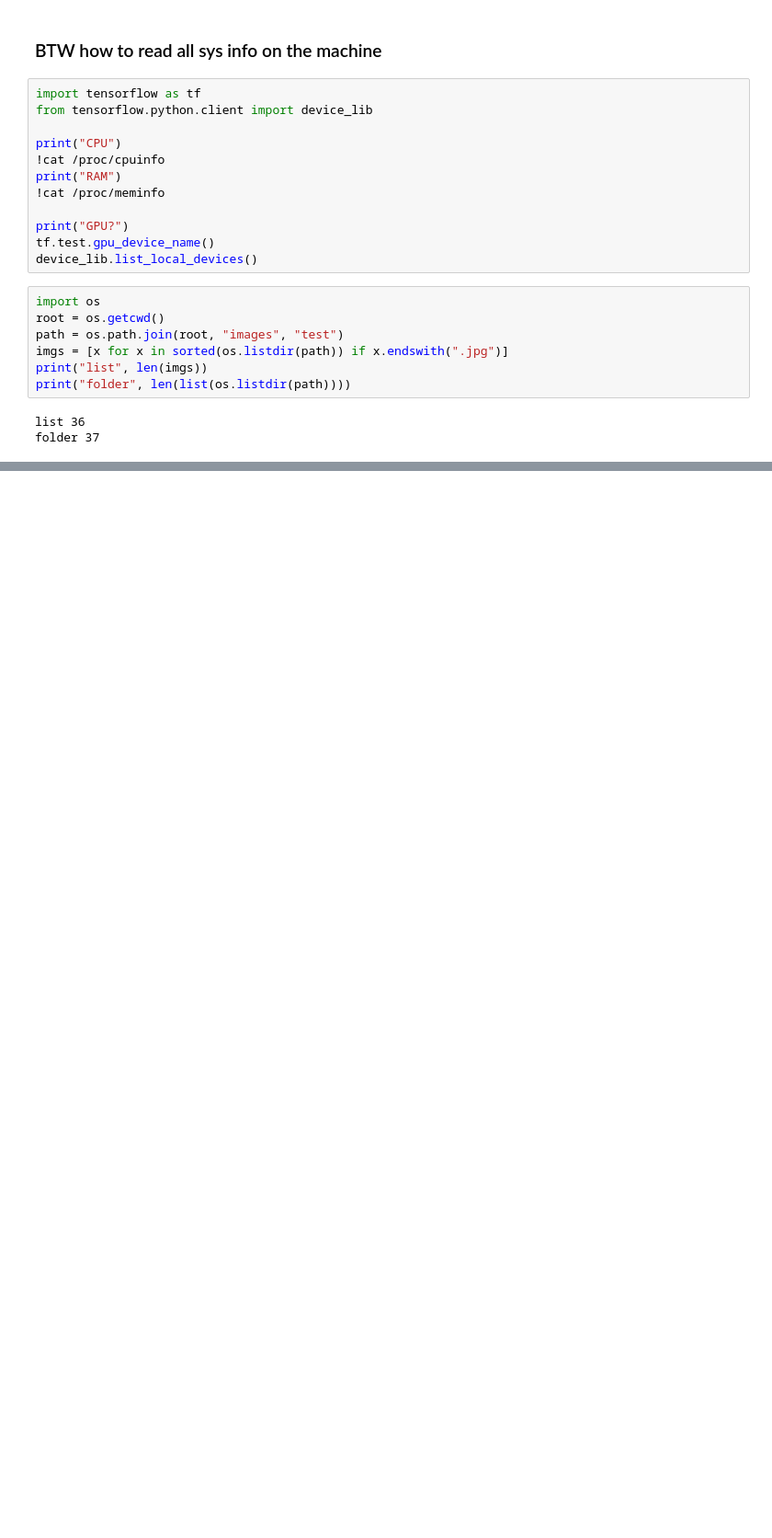
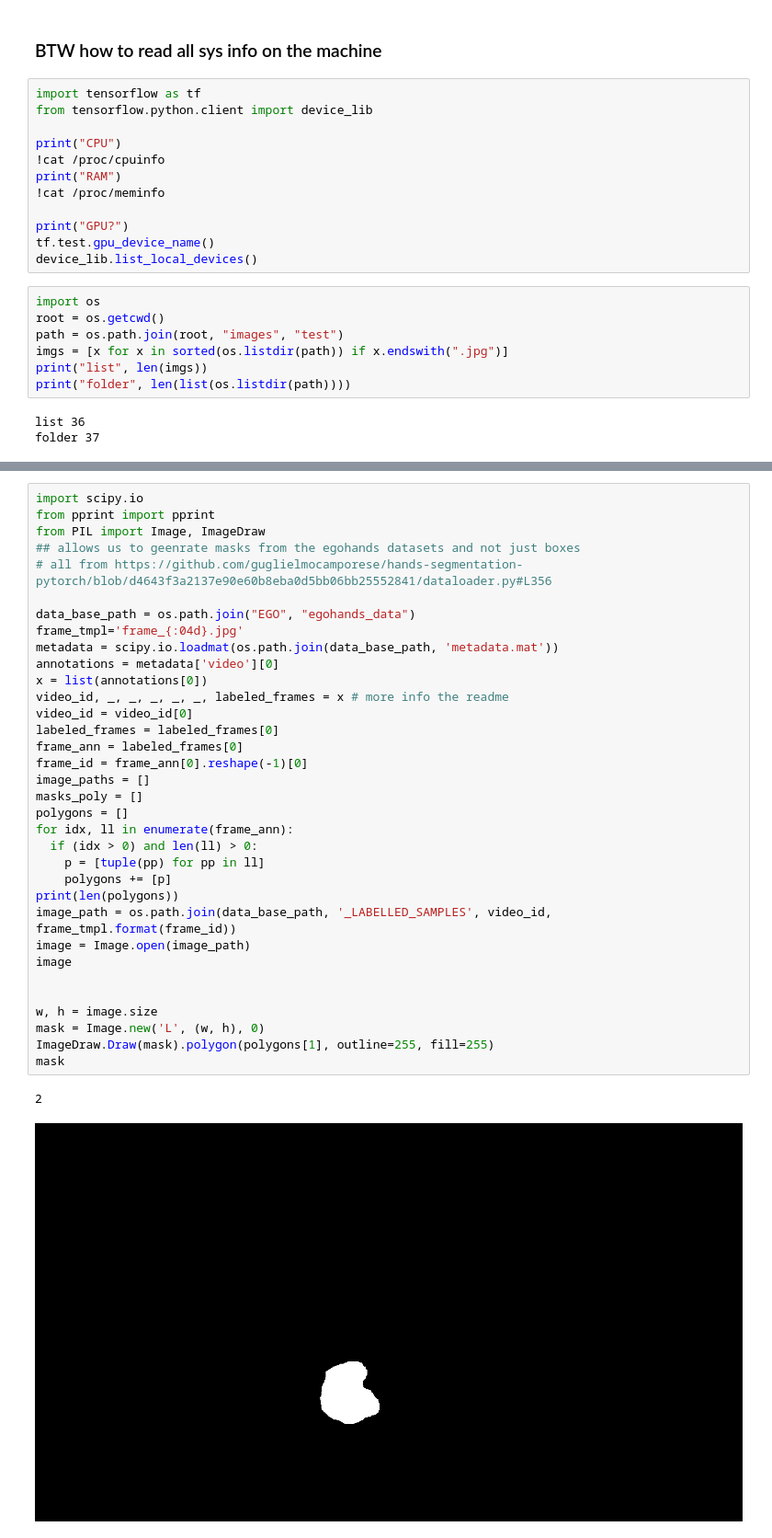
Before and after one commit to Udinanon/CV-Project-Prototypes, a Jupyter notebook: Hand_Segmentation_CNNs.ipynb, the cells around one changed output, grey strips where cells are left out. Shown: that part at 92% size. Saved outputs shown, nothing was run; the diff lists cells and outputs as text; blank space fills up the shorter version.

Commit message:
progress in dataset generation, some new sources and good reference code found

```diff
--- a/Hand_Segmentation_CNNs.ipynb
+++ b/Hand_Segmentation_CNNs.ipynb
@@ -293,0 +371,37 @@ class HandOverFaceDataset(torch.utils.data.Dataset):
+# %%
+import scipy.io
+from pprint import pprint
+from PIL import Image, ImageDraw
+## allows us to geenrate masks from the egohands datasets and not just boxes
+# all from https://github.com/guglielmocamporese/hands-segmentation-pytorch/blob/d4643f3a2137e90e60b8eba0d5bb06bb25552841/dataloader.py#L356
+
+data_base_path = os.path.join("EGO", "egohands_data")
+frame_tmpl='frame_{:04d}.jpg'
+metadata = scipy.io.loadmat(os.path.join(data_base_path, 'metadata.mat'))
+annotations = metadata['video'][0]
+x = list(annotations[0])
+video_id, _, _, _, _, _, labeled_frames = x # more info the readme
+video_id = video_id[0]
+labeled_frames = labeled_frames[0]
+frame_ann = labeled_frames[0]
+frame_id = frame_ann[0].reshape(-1)[0]
+image_paths = []
+masks_poly = []
+polygons = []
+for idx, ll in enumerate(frame_ann):
+  if (idx > 0) and len(ll) > 0:
+    p = [tuple(pp) for pp in ll]
+    polygons += [p]
+print(len(polygons))
+image_path = os.path.join(data_base_path, '_LABELLED_SAMPLES', video_id, frame_tmpl.format(frame_id))
+image = Image.open(image_path)
+image
+
+
+w, h = image.size
+mask = Image.new('L', (w, h), 0)
+ImageDraw.Draw(mask).polygon(polygons[1], outline=255, fill=255)
+mask
+# %% [output]
+2
+[figure, added]
```
Also changed, not shown: parts of 10 cells of this notebook.
